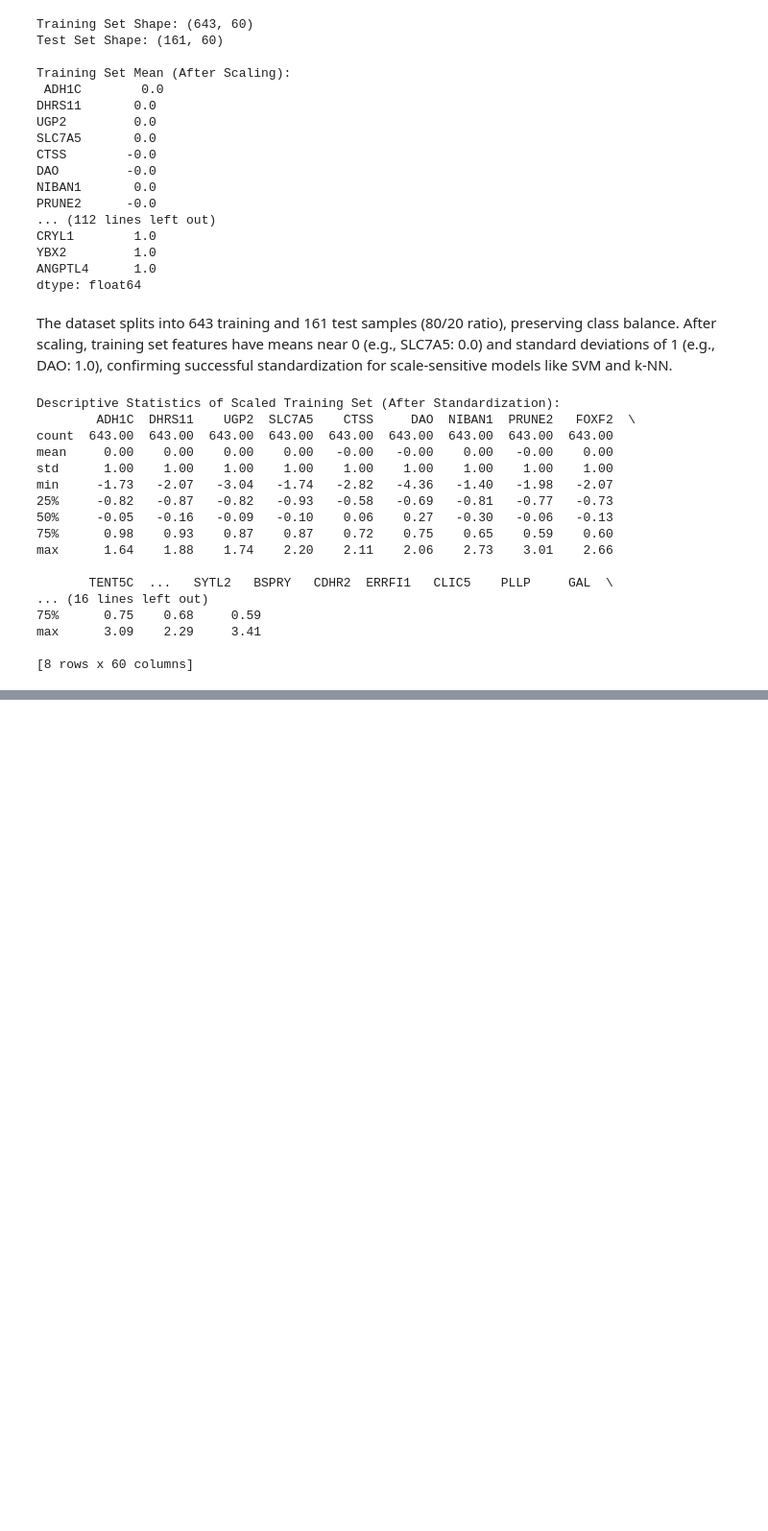
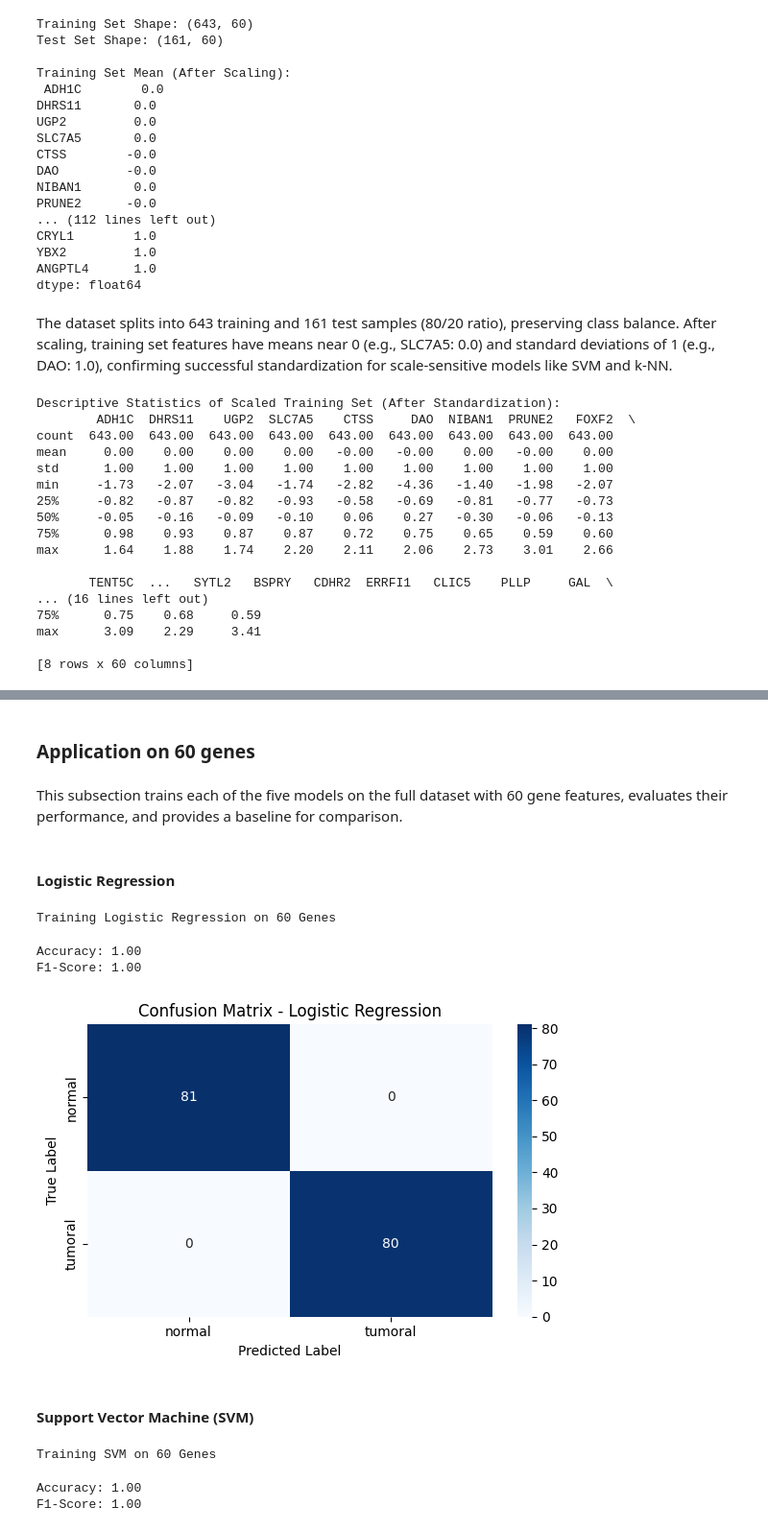
Before and after one commit to Laaliji/Colon-Cancer-Gene-Expression-Data-Classification-Analysis, a Jupyter notebook: Colon_Cancer_Gene_Expression_Analysis.ipynb, the cells around one changed output, grey strips where cells are left out. Shown at 96% size. Saved outputs shown, nothing was run; the diff lists cells and outputs as text; code cells hidden in the pictures; blank space fills up the shorter version.

```diff
--- a/Colon_Cancer_Gene_Expression_Analysis.ipynb
+++ b/Colon_Cancer_Gene_Expression_Analysis.ipynb
@@ -361,0 +398,69 @@ plt.show()
+# %% [markdown]
+### **Application on 60 genes**
+# %% [markdown]
+This subsection trains each of the five models on the full dataset with 60 gene features, evaluates their performance, and provides a baseline for comparison.
+# %% [markdown]
+#### Logistic Regression
+# %%
+# Train the Logistic Regression model on the 60-gene dataset
+print("Training Logistic Regression on 60 Genes")
+logreg = LogisticRegression(random_state=42)  # Initialize the model with a fixed random state for reproducibility
+logreg.fit(X_train_scaled, y_train)  # Fit the model to the scaled training data
+
+# Make predictions on the test set
+y_pred_logreg = logreg.predict(X_test_scaled)
+
+# Calculate performance metrics
+accuracy_logreg = accuracy_score(y_test, y_pred_logreg)  # Accuracy score
+f1_logreg = f1_score(y_test, y_pred_logreg, pos_label='tumoral')  # F1 score for the 'tumoral' class
+
+# Create the confusion matrix
+cm_logreg = confusion_matrix(y_test, y_pred_logreg, labels=['normal', 'tumoral'])
+# %% [output]
+Training Logistic Regression on 60 Genes
+# %%
+# Print accuracy, F1 score, and the raw confusion matrix
+print(f"Accuracy: {accuracy_logreg:.2f}")
+print(f"F1-Score: {f1_logreg:.2f}")
+# %% [output]
+Accuracy: 1.00
+F1-Score: 1.00
+# %%
+# Visualize the confusion matrix as a heatmap
+plt.figure(figsize=(6, 4))  # Set the figure size
+sns.heatmap(cm_logreg, annot=True, fmt='d', cmap='Blues',
+            xticklabels=['normal', 'tumoral'],  # Set the class labels for the x-axis
+            yticklabels=['normal', 'tumoral'])  # Set the class labels for the y-axis
+plt.title("Confusion Matrix - Logistic Regression")  # Title of the plot
+plt.xlabel("Predicted Label")  # Label for the x-axis
+plt.ylabel("True Label")  # Label for the y-axis
+plt.tight_layout()  # Adjust layout to prevent clipping
+plt.show()  # Display the plot
+# %% [output]
+[figure, added]
+# %% [markdown]
+#### Support Vector Machine (SVM)
+# %%
+# Support Vector Machine (SVM)
+print("\nTraining SVM on 60 Genes")
+svm = SVC(random_state=42)  # Initialize the SVM model with a fixed random seed for reproducibility
+svm.fit(X_train_scaled, y_train)  # Train the SVM model on the scaled training data
+
+# Predict on the test data
+y_pred_svm = svm.predict(X_test_scaled)
+
+# Compute accuracy and F1-score
+accuracy_svm = accuracy_score(y_test, y_pred_svm)  # Overall accuracy
+f1_svm = f1_score(y_test, y_pred_svm, pos_label='tumoral')  # F1 score for the 'tumoral' class
+
+# Compute the confusion matrix
+cm_svm = confusion_matrix(y_test, y_pred_svm, labels=['normal', 'tumoral'])
+# %% [output]
+Training SVM on 60 Genes
+# %%
+# Print the performance results
+print(f"Accuracy: {accuracy_svm:.2f}")
+print(f"F1-Score: {f1_svm:.2f}")
+# %% [output]
+Accuracy: 1.00
+F1-Score: 1.00
```
Also changed, not shown: parts of 29 cells of this notebook.
